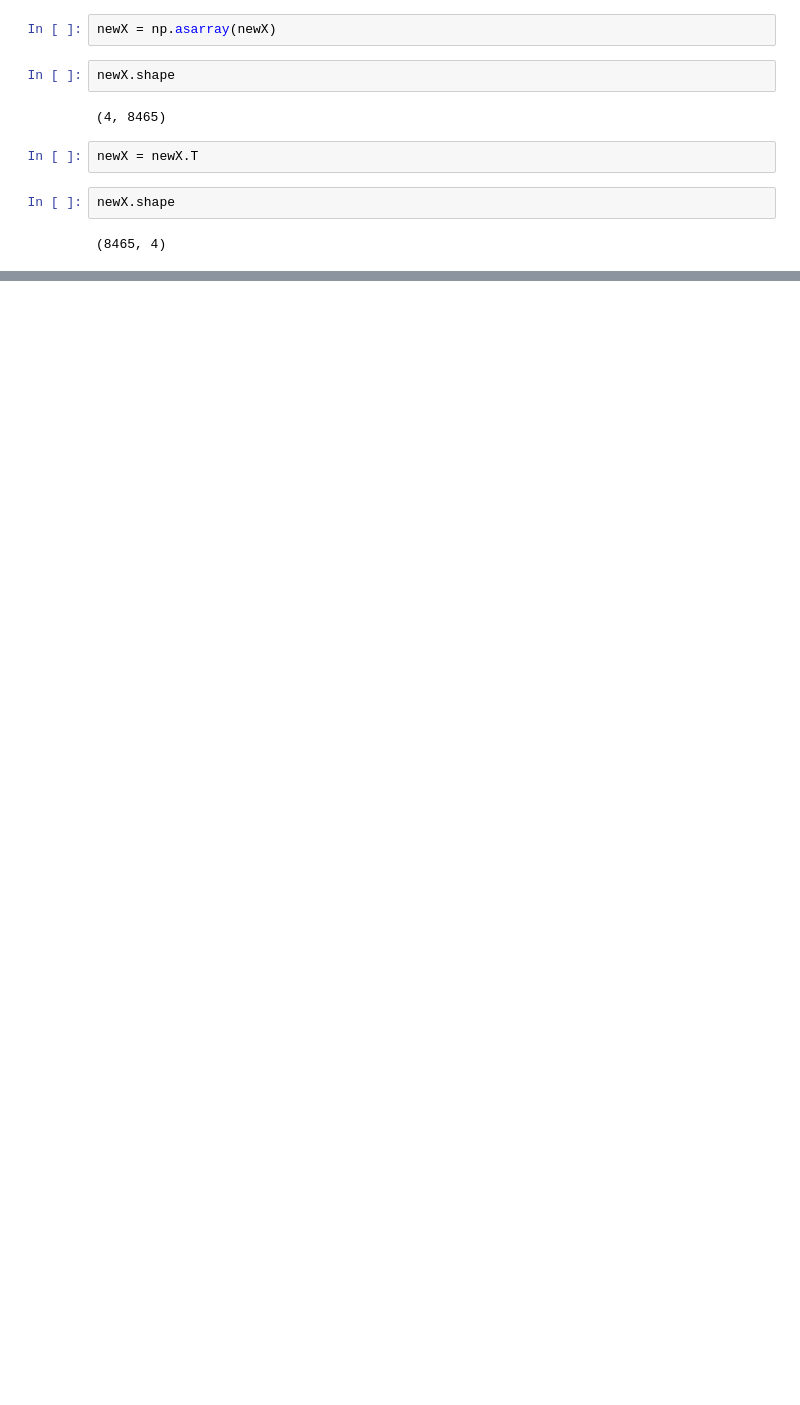
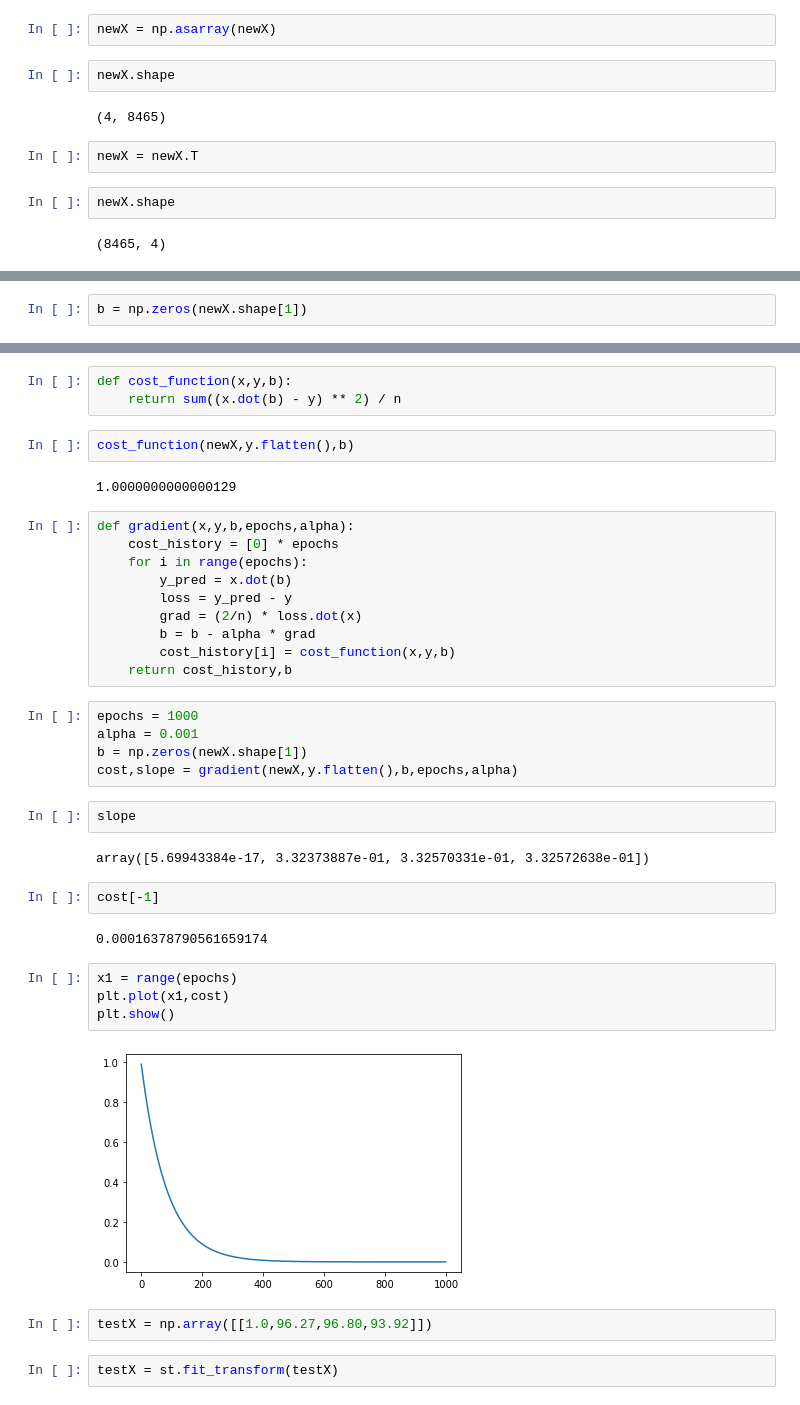
Before and after one commit to ravi4all/ML_JanWE_Morning_2020, a Jupyter notebook: MachineLearning/LinearRegression/MultipleLinearRegression.ipynb, the cells around one changed output, grey strips where cells are left out. Cells and saved outputs as stored; diff of their text form; blank space fills up the shorter version.

```diff
--- a/MachineLearning/LinearRegression/MultipleLinearRegression.ipynb
+++ b/MachineLearning/LinearRegression/MultipleLinearRegression.ipynb
@@ -58,0 +75,2 @@ array([ 1.  , 96.27, 96.8 , 93.92])
+# %%
+b = np.zeros(newX.shape[1])
@@ -58,0 +81,40 @@ array([ 1.  , 96.27, 96.8 , 93.92])
+# %%
+def cost_function(x,y,b):
+    return sum((x.dot(b) - y) ** 2) / n
+# %%
+cost_function(newX,y.flatten(),b)
+# %% [output]
+1.0000000000000129
+# %%
+def gradient(x,y,b,epochs,alpha):
+    cost_history = [0] * epochs
+    for i in range(epochs):
+        y_pred = x.dot(b)
+        loss = y_pred - y
+        grad = (2/n) * loss.dot(x)
+        b = b - alpha * grad
+        cost_history[i] = cost_function(x,y,b)
+    return cost_history,b
+# %%
+epochs = 1000
+alpha = 0.001
+b = np.zeros(newX.shape[1])
+cost,slope = gradient(newX,y.flatten(),b,epochs,alpha)
+# %%
+slope
+# %% [output]
+array([5.69943384e-17, 3.32373887e-01, 3.32570331e-01, 3.32572638e-01])
+# %%
+cost[-1]
+# %% [output]
+0.00016378790561659174
+# %%
+x1 = range(epochs)
+plt.plot(x1,cost)
+plt.show()
+# %% [output]
+[figure, added]
+# %%
+testX = np.array([[1.0,96.27,96.80,93.92]])
+# %%
+testX = st.fit_transform(testX)
```
Also changed, not shown: parts of 13 cells of this notebook.
